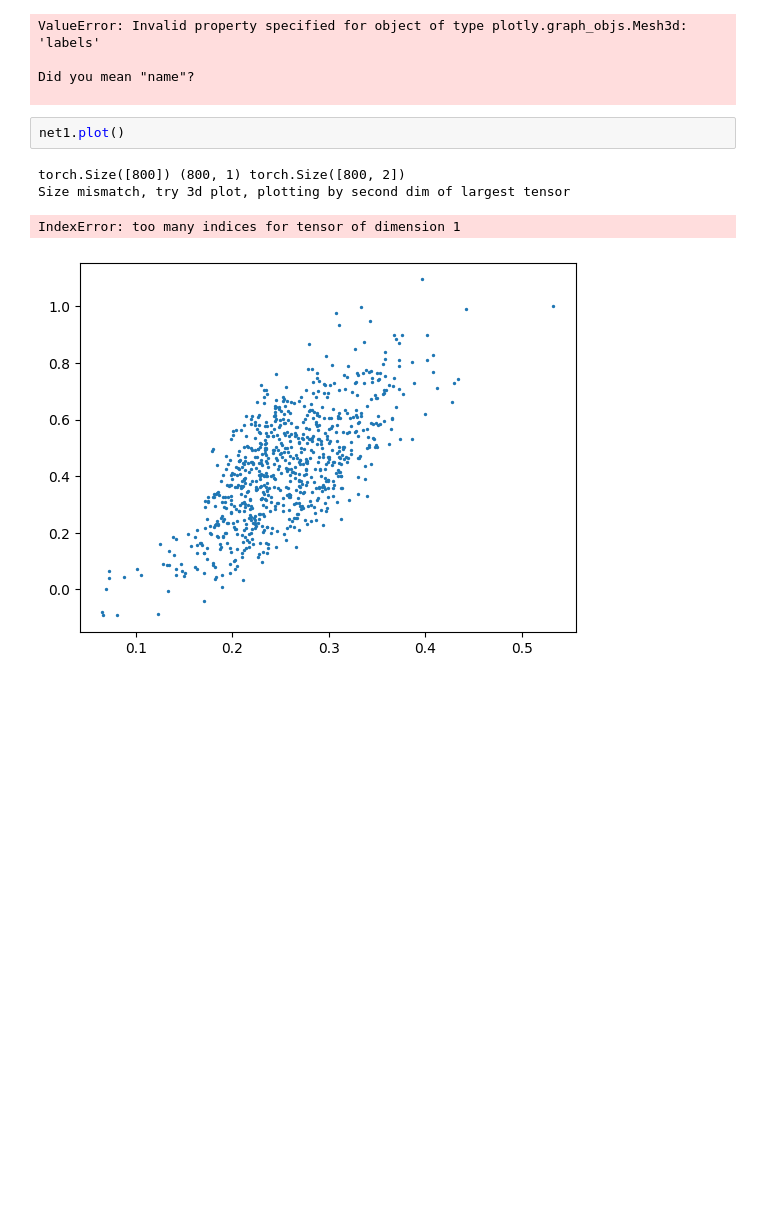
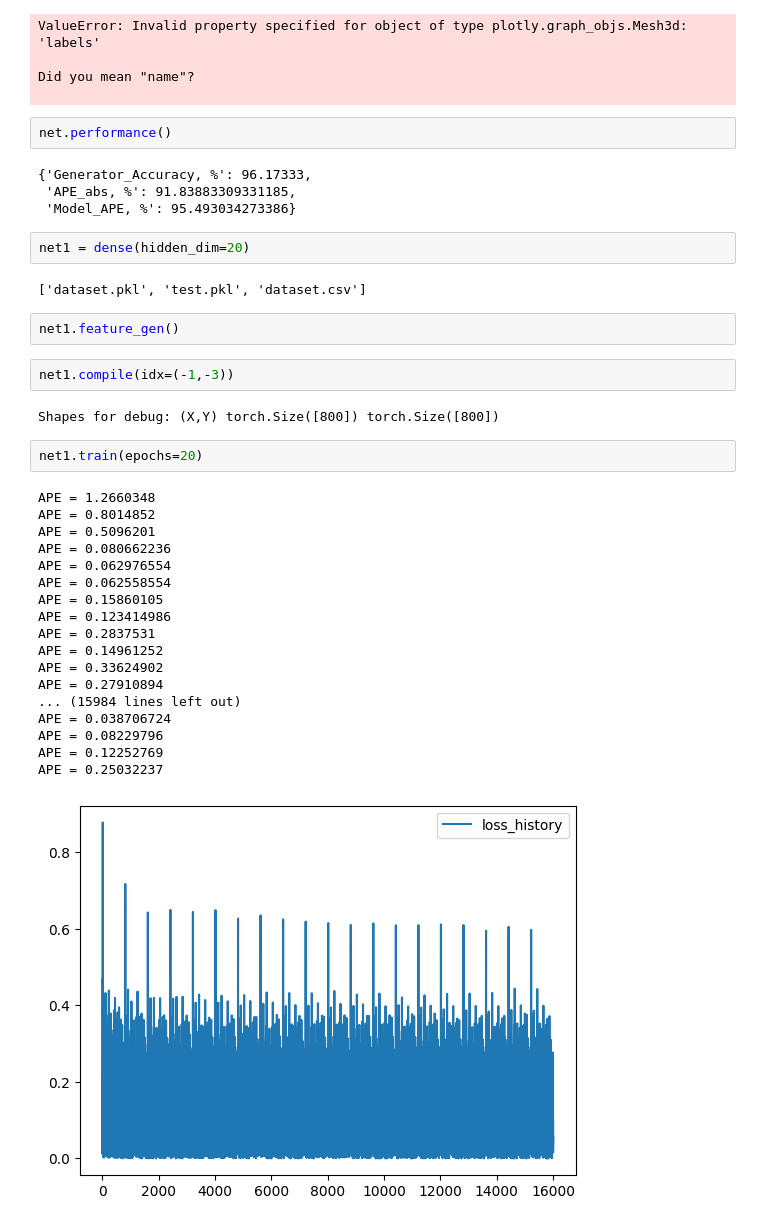
Before and after one commit to advpropsys/hetfit_scientific, a Jupyter notebook: anal/test.ipynb, the cells around one changed output. Drawn from its saved outputs; the diff is of its cells as text; blank space fills up the shorter version.

```diff
--- a/anal/test.ipynb
+++ b/anal/test.ipynb
@@ -258,10 +223,40 @@ ValueError: Invalid property specified for object of type plotly.graph_objs.Mesh
 
 Did you mean "name"?
 
+# %%
+net.performance()
+# %% [output]
+{'Generator_Accuracy, %': 96.17333,
+ 'APE_abs, %': 91.83883309331185,
+ 'Model_APE, %': 95.493034273386}
+# %%
+net1 = dense(hidden_dim=20)
+# %% [output]
+['dataset.pkl', 'test.pkl', 'dataset.csv']
 # %%
-net1.plot()
+net1.feature_gen()
-# %% [output]
-torch.Size([800]) (800, 1) torch.Size([800, 2])
-Size mismatch, try 3d plot, plotting by second dim of largest tensor
-IndexError: too many indices for tensor of dimension 1
-[figure, removed]
+# %%
+net1.compile(idx=(-1,-3))
+# %% [output]
+Shapes for debug: (X,Y) torch.Size([800]) torch.Size([800])
+# %%
+net1.train(epochs=20)
+# %% [output]
+APE = 1.2660348
+APE = 0.8014852
+APE = 0.5096201
+APE = 0.080662236
+APE = 0.062976554
+APE = 0.062558554
+APE = 0.15860105
+APE = 0.123414986
+APE = 0.2837531
+APE = 0.14961252
+APE = 0.33624902
+APE = 0.27910894
+... (15984 lines left out)
+APE = 0.038706724
+APE = 0.08229796
+APE = 0.12252769
+APE = 0.25032237
+[figure, added]
```
Also changed, not shown: parts of 5 cells of this notebook, 1 other file.
